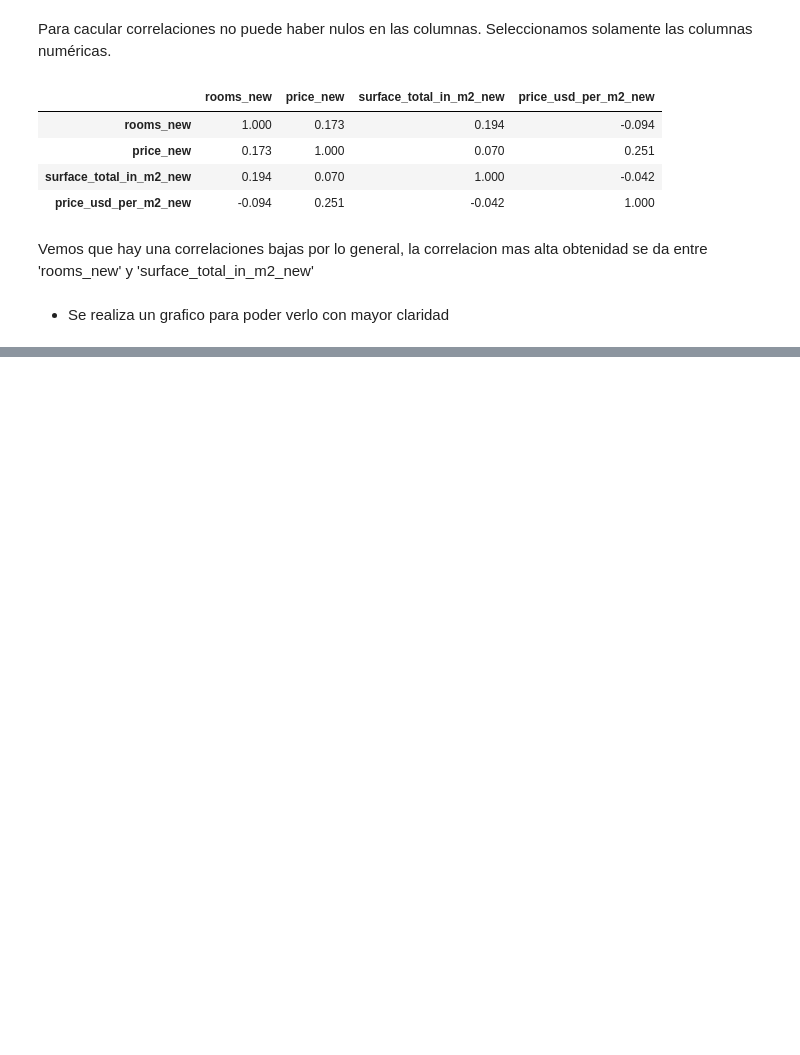
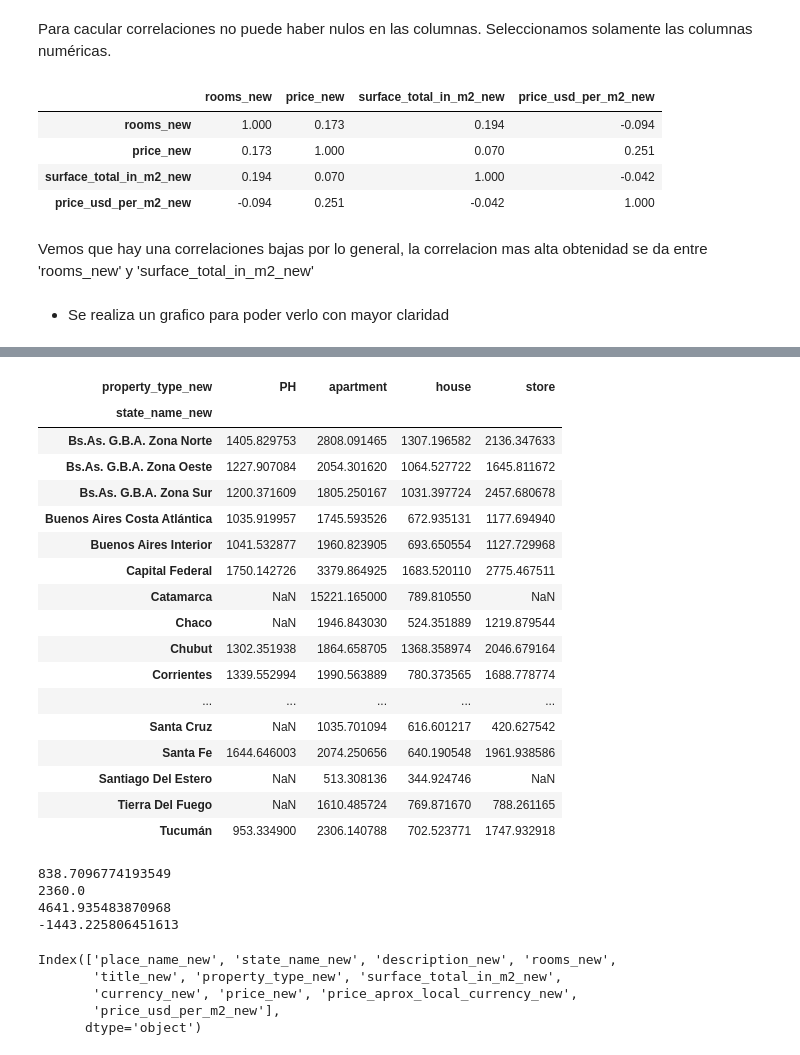
Before and after one commit to Yanina92/grupo_8_data_science_dh, a Jupyter notebook: TP_ENTREGA_GRUPO_8.ipynb, the cells around one changed output, grey strips where cells are left out. Drawn from its saved outputs; the diff is of its cells as text; code cells hidden in the pictures; blank space fills up the shorter version.

```diff
--- a/TP_ENTREGA_GRUPO_8.ipynb
+++ b/TP_ENTREGA_GRUPO_8.ipynb
@@ -2519,0 +2547,59 @@ plt.show()
+# %%
+#pivot_analisis_model = data.pivot_table('price_usd_per_m2_new' , index = ['state_name_new', 'place_name_new', 'property_type']).sort_values(by=['state_name_new','place_name_new','property_type'	], ascending=False)
+
+pivot_analisis_model = data_model.pivot_table('price_usd_per_m2_new' , index = ['state_name_new'], columns='property_type_new')
+pivot_analisis_model
+# %% [output]
+| property_type_new | PH | apartment | house | store |
+| state_name_new |  |  |  |  |
+| Bs.As. G.B.A. Zona Norte | 1405.829753 | 2808.091465 | 1307.196582 | 2136.347633 |
+| Bs.As. G.B.A. Zona Oeste | 1227.907084 | 2054.301620 | 1064.527722 | 1645.811672 |
+| Bs.As. G.B.A. Zona Sur | 1200.371609 | 1805.250167 | 1031.397724 | 2457.680678 |
+| Buenos Aires Costa Atlántica | 1035.919957 | 1745.593526 | 672.935131 | 1177.694940 |
+| Buenos Aires Interior | 1041.532877 | 1960.823905 | 693.650554 | 1127.729968 |
+| Capital Federal | 1750.142726 | 3379.864925 | 1683.520110 | 2775.467511 |
+| Catamarca | NaN | 15221.165000 | 789.810550 | NaN |
+| Chaco | NaN | 1946.843030 | 524.351889 | 1219.879544 |
+| Chubut | 1302.351938 | 1864.658705 | 1368.358974 | 2046.679164 |
+| Corrientes | 1339.552994 | 1990.563889 | 780.373565 | 1688.778774 |
+| ... | ... | ... | ... | ... |
+| Santa Cruz | NaN | 1035.701094 | 616.601217 | 420.627542 |
+| Santa Fe | 1644.646003 | 2074.250656 | 640.190548 | 1961.938586 |
+| Santiago Del Estero | NaN | 513.308136 | 344.924746 | NaN |
+| Tierra Del Fuego | NaN | 1610.485724 | 769.871670 | 788.261165 |
+| Tucumán | 953.334900 | 2306.140788 | 702.523771 | 1747.932918 |
+# %%
+# ver de hacer con el resto de outliers, para rooms, surface_total_in_m2
+df=data_model
+
+precio_usd=df["price_usd_per_m2_new"]
+precio_usd
+
+q1 = precio_usd.quantile(0.25)
+print(q1)
+
+q3 = precio_usd.quantile(0.75)
+print(q3)
+
+iqr = (q3 - q1) * 1.5
+
+limite_sup = q3 + iqr
+limite_inf = q1 - iqr
+print(limite_sup)
+print(limite_inf)
+outlier_mask_up= precio_usd > limite_sup
+outlier_mask_down = precio_usd < limite_inf
+outlier_mask = np.logical_or(outlier_mask_up, outlier_mask_down)
+# %% [output]
+838.7096774193549
+2360.0
+4641.935483870968
+-1443.225806451613
+# %%
+data_model.columns
+# %% [output]
+Index(['place_name_new', 'state_name_new', 'description_new', 'rooms_new',
+       'title_new', 'property_type_new', 'surface_total_in_m2_new',
+       'currency_new', 'price_new', 'price_aprox_local_currency_new',
+       'price_usd_per_m2_new'],
+      dtype='object')
```
Also changed, not shown: parts of 30 cells of this notebook.
